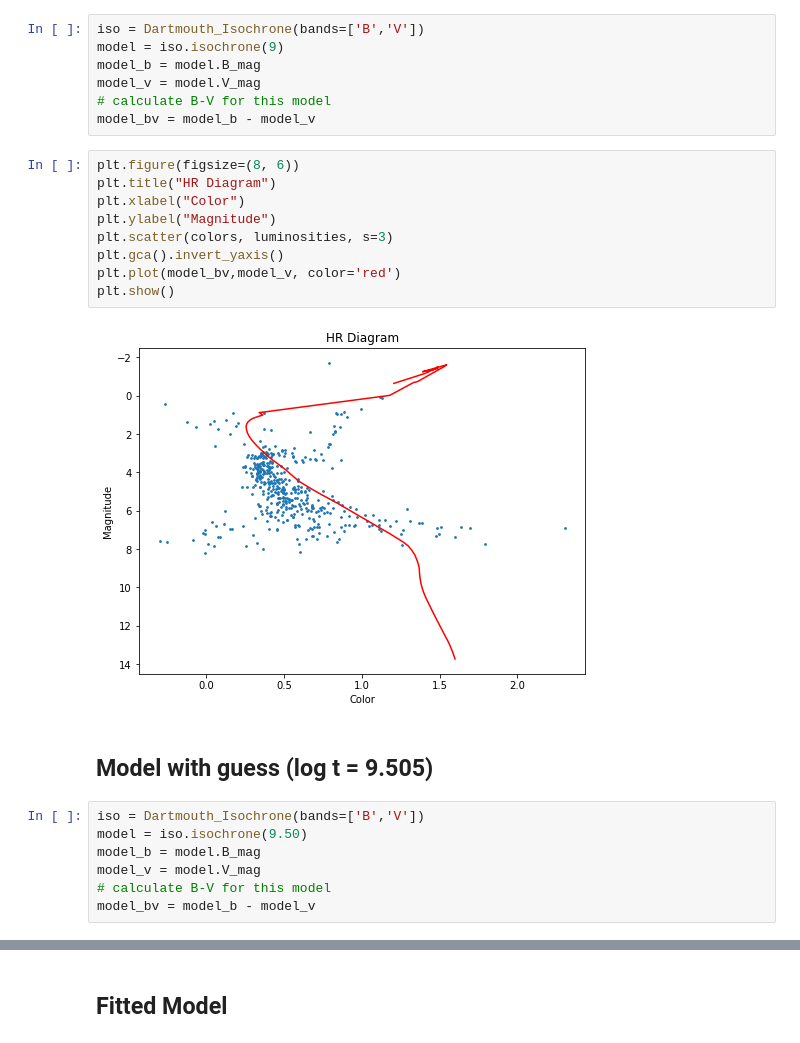
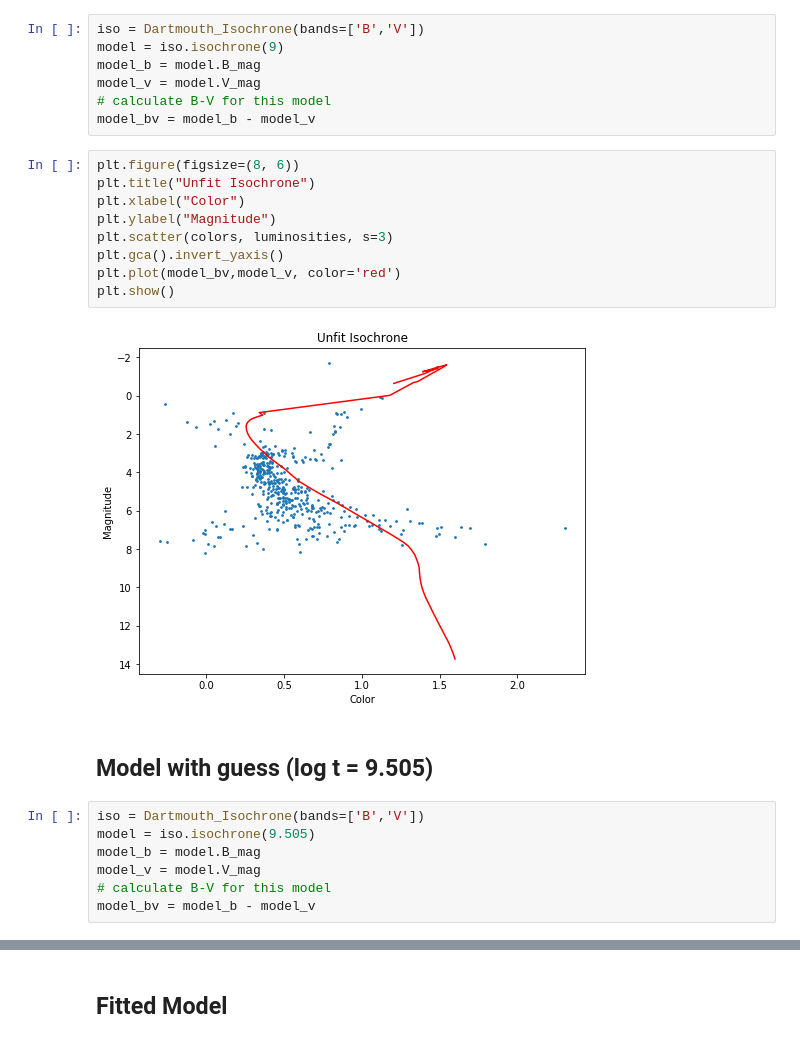
Before and after one commit to thyme4soup/A100HRDiagrams, a Jupyter notebook: HR Diagram Derivation.ipynb, the cells around one changed output, grey strips where cells are left out. Drawn from its saved outputs; the diff is of its cells as text.

```diff
--- a/HR Diagram Derivation.ipynb
+++ b/HR Diagram Derivation.ipynb
@@ -567,20 +567,20 @@ model_v = model.V_mag
 model_bv = model_b - model_v
 # %%
 plt.figure(figsize=(8, 6))
-plt.title("HR Diagram")
+plt.title("Unfit Isochrone")
 plt.xlabel("Color")
 plt.ylabel("Magnitude")
 plt.scatter(colors, luminosities, s=3)
 plt.gca().invert_yaxis()
 plt.plot(model_bv,model_v, color='red')
 plt.show()
 # %% [output]
-[figure, old version]
+[figure, new version]
 # %% [markdown]
 ## Model with guess (log t = 9.505)
 # %%
 iso = Dartmouth_Isochrone(bands=['B','V'])
-model = iso.isochrone(9.50)
+model = iso.isochrone(9.505)
 model_b = model.B_mag
 model_v = model.V_mag
 # calculate B-V for this model
```
Also changed, not shown: parts of 6 cells of this notebook.
